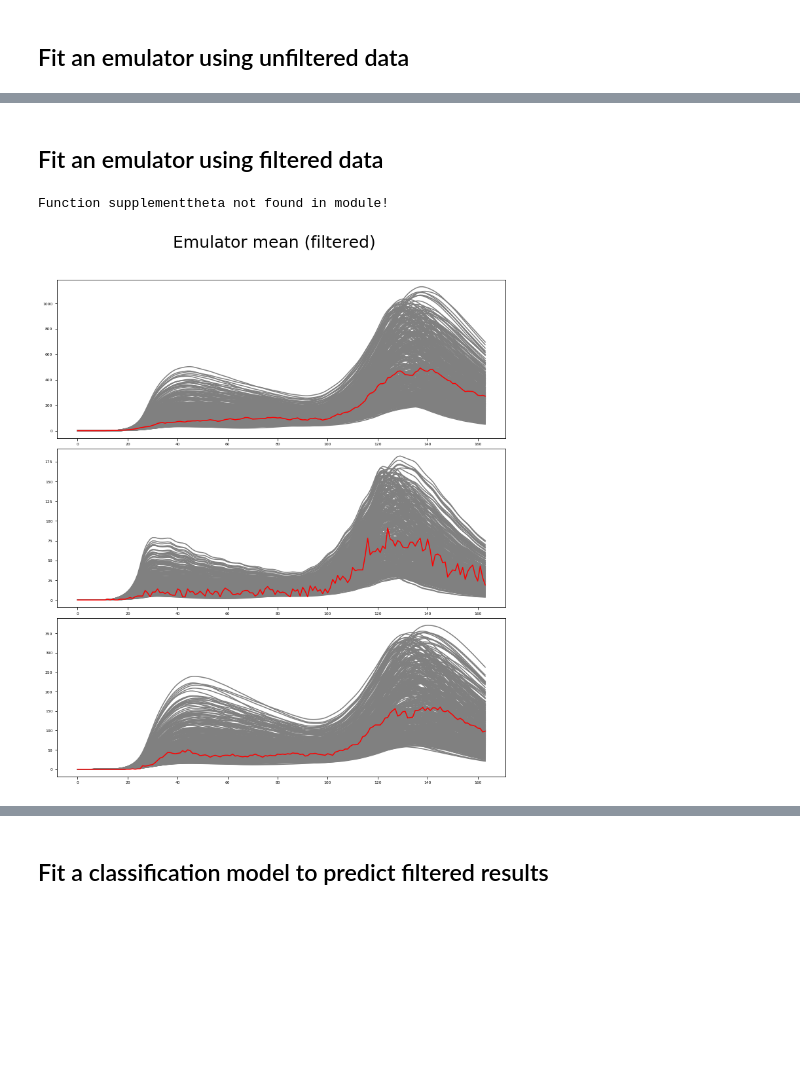
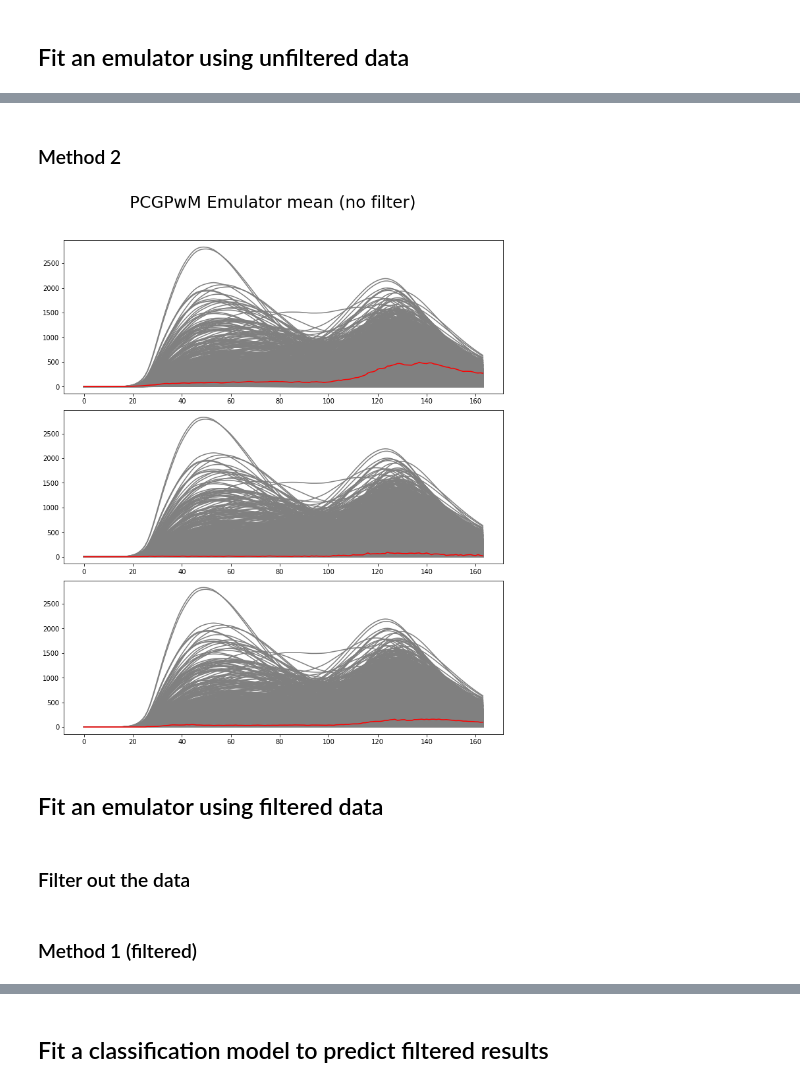
Before and after one commit to catatonicpig/ModCal, a Jupyter notebook: examples/Example3/Example3_nb.ipynb, the cells around one changed output, grey strips where cells are left out. Drawn from its saved outputs; the diff is of its cells as text; code cells hidden in the pictures; blank space fills up the shorter version.

```diff
--- a/examples/Example3/Example3_nb.ipynb
+++ b/examples/Example3/Example3_nb.ipynb
@@ -66,13 +70,20 @@ plot_observed_data(description, pred_mean, real_data, param_values, title='Emula
+# %% [markdown]
+### Method 2
+# %%
+emulator_nofilter_2 = emulator(x, param_values, func_eval.T, method = 'PCGPwM')
+pred_model_nofilter_2 = emulator_nofilter_2.predict(x, param_values)
+pred_mean_2 = pred_model_nofilter_2.mean()
+# %%
+plot_observed_data(description, pred_mean_2.T, real_data, param_values, title='PCGPwM Emulator mean (no filter)')
+# %% [output]
+[figure, added]
 # %% [markdown]
 ## Fit an emulator using filtered data
+# %% [markdown]
+### Filter out the data
 # %%
 par_out = param_values[np.logical_or.reduce((func_eval[:, 130] <= 200, func_eval[:, 50] >= 1000, func_eval[:, 130] >= 1000)),:]
 par_in = param_values[np.logical_and.reduce((func_eval[:, 130] > 200, func_eval[:, 50] < 1000, func_eval[:, 130] < 1000)), :]
 func_eval_in = func_eval[np.logical_and.reduce((func_eval[:, 130] > 200, func_eval[:, 50] < 1000, func_eval[:, 130] < 1000)), :]
-emulator_filter = emulator(x, par_in, func_eval_in.T, method = 'PCGP_ozge', args = {'is_pca': True})
-pred_model_filter = emulator_nofilter.predict(x, par_in)
-pred_mean_f = pred_model_filter.mean()
-plot_observed_data(description, pred_mean_f, real_data, par_in, title='Emulator mean (filtered)')
-# %% [output]
-Function supplementtheta not found in module!
-[figure, removed]
+# %% [markdown]
+### Method 1 (filtered)
```
Also changed, not shown: parts of 8 cells of this notebook, 6 other files.
